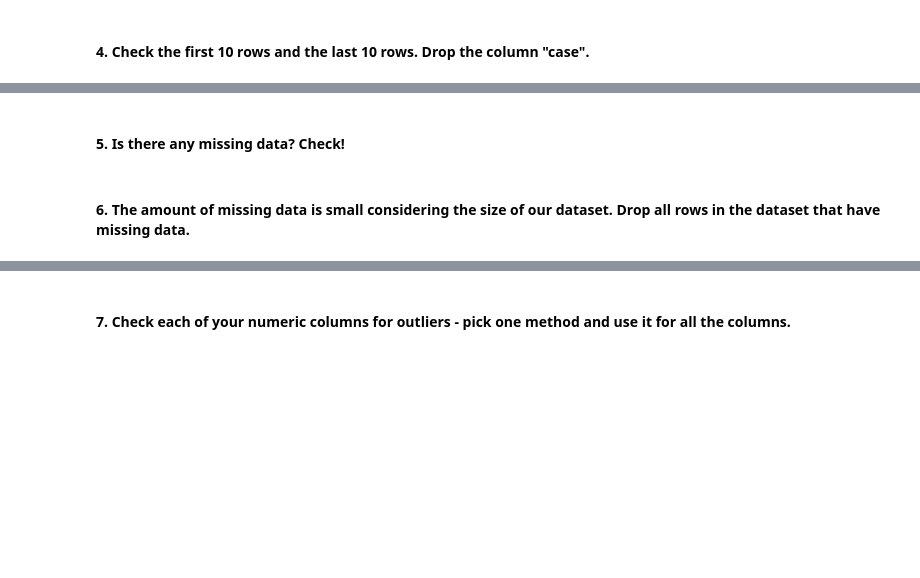
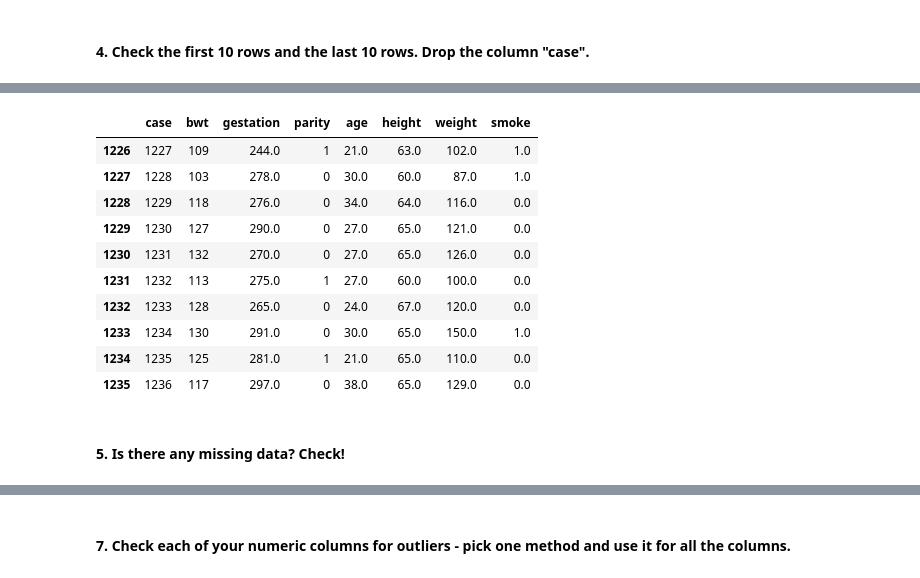
Before and after one commit to rabino15/Module-11---Correlation-and-Linear-Regression, a Jupyter notebook: Module 11 - Correlation and Linear Regression.ipynb, the cells around one changed output, grey strips where cells are left out. Cells and saved outputs as stored; diff of their text form; code cells hidden in the pictures; blank space fills up the shorter version.

```diff
--- a/Module 11 - Correlation and Linear Regression.ipynb
+++ b/Module 11 - Correlation and Linear Regression.ipynb
@@ -433,0 +474,14 @@ result.predict({
+# %%
+df.tail(10)
+# %% [output]
+|  | case | bwt | gestation | parity | age | height | weight | smoke |
+| 1226 | 1227 | 109 | 244.0 | 1 | 21.0 | 63.0 | 102.0 | 1.0 |
+| 1227 | 1228 | 103 | 278.0 | 0 | 30.0 | 60.0 | 87.0 | 1.0 |
+| 1228 | 1229 | 118 | 276.0 | 0 | 34.0 | 64.0 | 116.0 | 0.0 |
+| 1229 | 1230 | 127 | 290.0 | 0 | 27.0 | 65.0 | 121.0 | 0.0 |
+| 1230 | 1231 | 132 | 270.0 | 0 | 27.0 | 65.0 | 126.0 | 0.0 |
+| 1231 | 1232 | 113 | 275.0 | 1 | 27.0 | 60.0 | 100.0 | 0.0 |
+| 1232 | 1233 | 128 | 265.0 | 0 | 24.0 | 67.0 | 120.0 | 0.0 |
+| 1233 | 1234 | 130 | 291.0 | 0 | 30.0 | 65.0 | 150.0 | 1.0 |
+| 1234 | 1235 | 125 | 281.0 | 1 | 21.0 | 65.0 | 110.0 | 0.0 |
+| 1235 | 1236 | 117 | 297.0 | 0 | 38.0 | 65.0 | 129.0 | 0.0 |
@@ -434,4 +490,2 @@ result.predict({
 # %% [markdown]
 #### 5. Is there any missing data? Check!
-# %% [markdown]
-#### 6. The amount of missing data is small considering the size of our dataset. Drop all rows in the dataset that have missing data.
```
Also changed, not shown: parts of 30 cells of this notebook.
